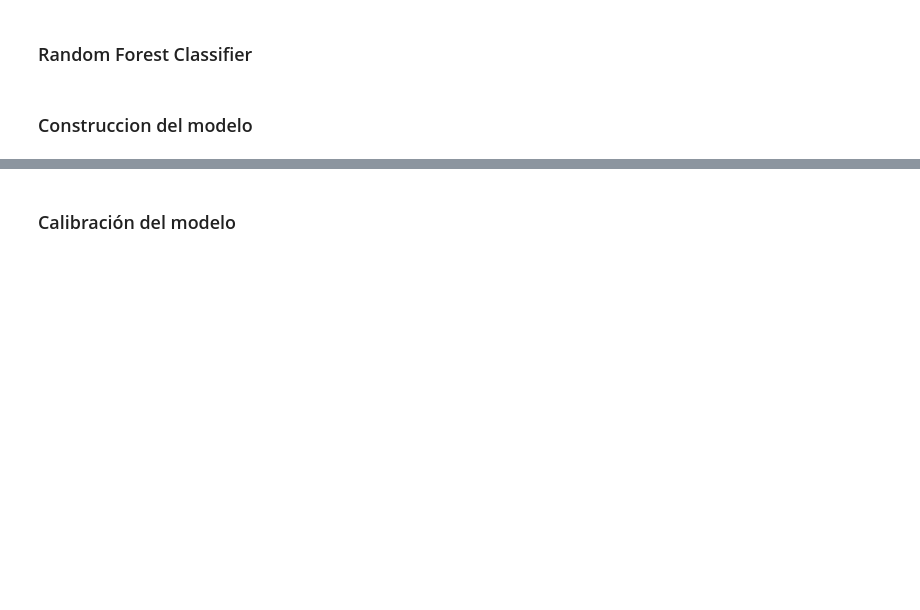
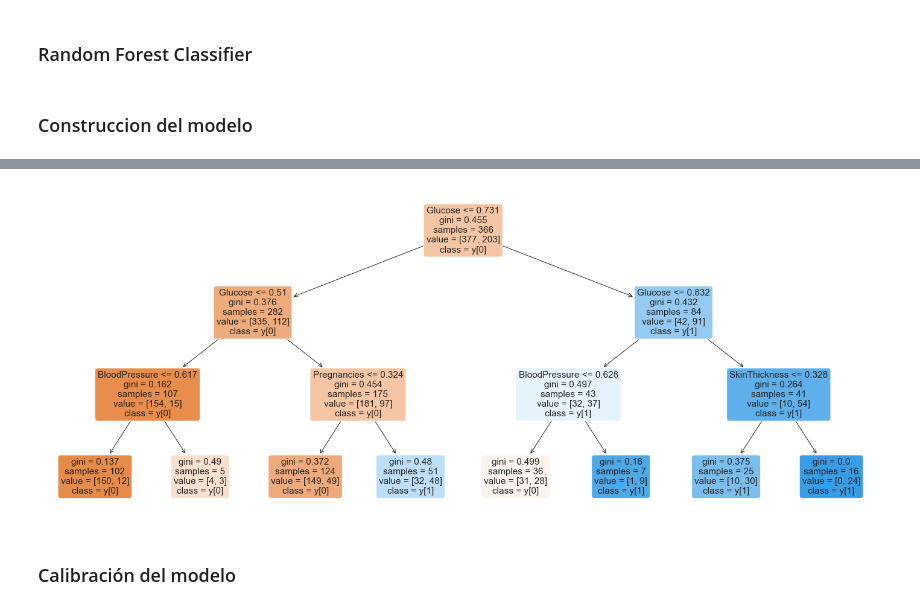
Before and after one commit to malvarezg1/BI, a Jupyter notebook: Laboratorio1.ipynb, the cells around one changed output, grey strips where cells are left out. Cells and saved outputs as stored; diff of their text form; code cells hidden in the pictures; blank space fills up the shorter version.

```diff
--- a/Laboratorio1.ipynb
+++ b/Laboratorio1.ipynb
@@ -182,0 +402,3 @@ X_train, X_test, y_train, y_test = sklearn.model_selection.train_test_split(X, Y
+# %%
+mejor = GridSearchCV(arbol, param_grid, cv = particiones)
+mejor.fit(X_train, y_train)
@@ -219,5 +509,5 @@ print(classification_report(y_test, predicted))
 # %% [markdown]
 ### Construccion del modelo
 # %%
-randomForest = RandomForestClassifier(max_depth=2, random_state = 0)
+randomForest = RandomForestClassifier(max_depth=3, random_state = 0)
 randomForest.fit(X_train,y_train, sample_weight=None)
@@ -232,3 +566,9 @@ print(classification_report(y_test, predictedRandomForest))
+# %%
+figRF = plt.figure(figsize = (25,10))
+treeRF = tree.plot_tree(randomForest.estimators_[0],feature_names= X.columns, class_names = True,filled=True, impurity=True,
+          rounded=True )
+# %% [output]
+[figure, added]
 # %% [markdown]
 ### Calibración del modelo
 # %%
```
Also changed, not shown: parts of 53 cells of this notebook.
